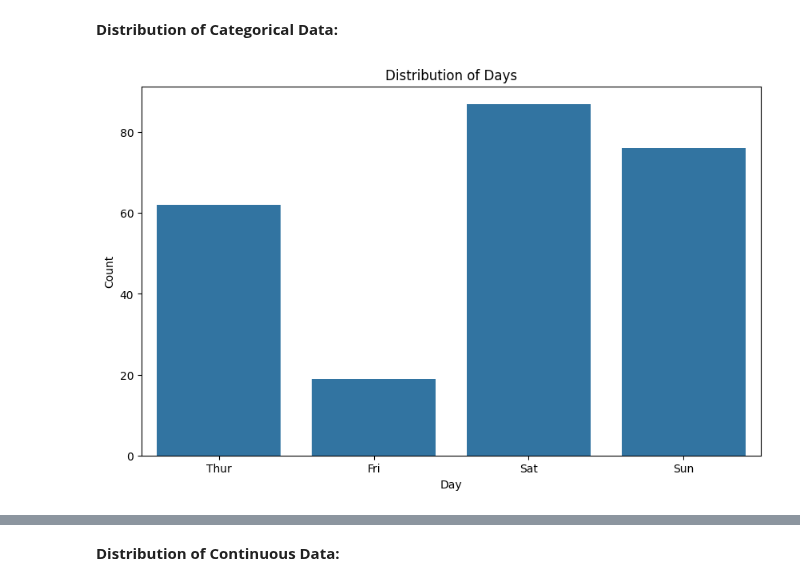
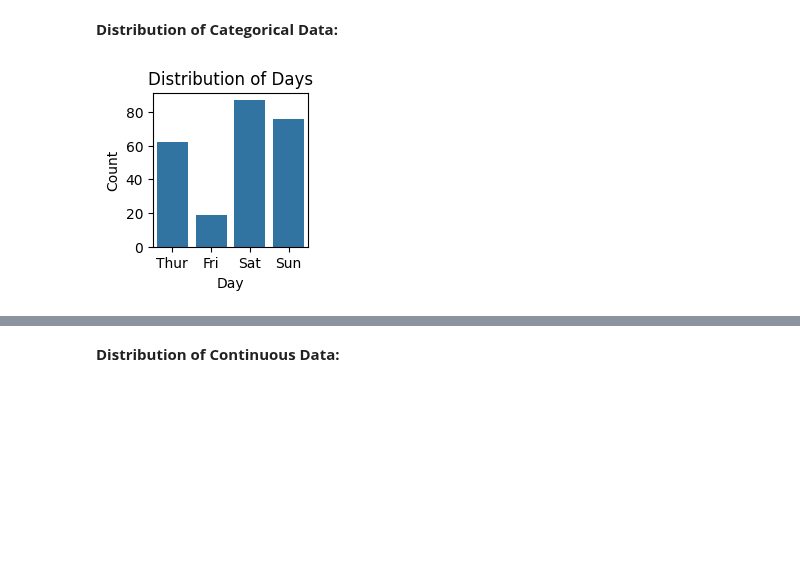
Before and after one commit to GDharan10/Dataset0_MachineLearningFramework_and_ApplicationNotes, a Jupyter notebook: Framework_for_Data_Preprocessing.ipynb, the cells around one changed output, grey strips where cells are left out. Saved outputs shown, nothing was run; the diff lists cells and outputs as text; code cells hidden in the pictures; blank space fills up the shorter version.

```diff
--- a/Framework_for_Data_Preprocessing.ipynb
+++ b/Framework_for_Data_Preprocessing.ipynb
@@ -413,13 +413,13 @@ df.drop("material_ref", axis = 1, inplace = True)
 **Distribution of Categorical Data:**
 # %%
 # Bar plot
-plt.figure(figsize=(10, 6))
+plt.figure(figsize=(2, 2))
 sns.countplot(data=df, x='day')
 plt.title('Distribution of Days')
 plt.xlabel('Day')
 plt.ylabel('Count')
 plt.show()
 # %% [output]
-[figure, old version]
+[figure, new version]
 # %%
 # Pie chart
```
Also changed, not shown: parts of 23 cells of this notebook.
